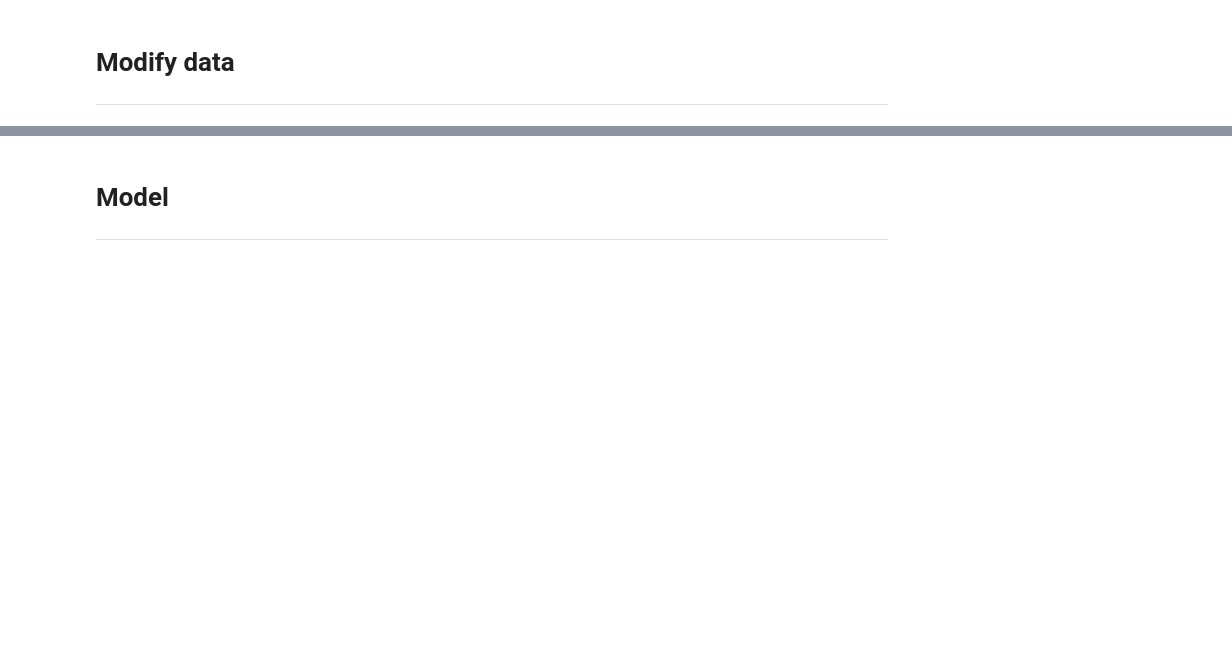
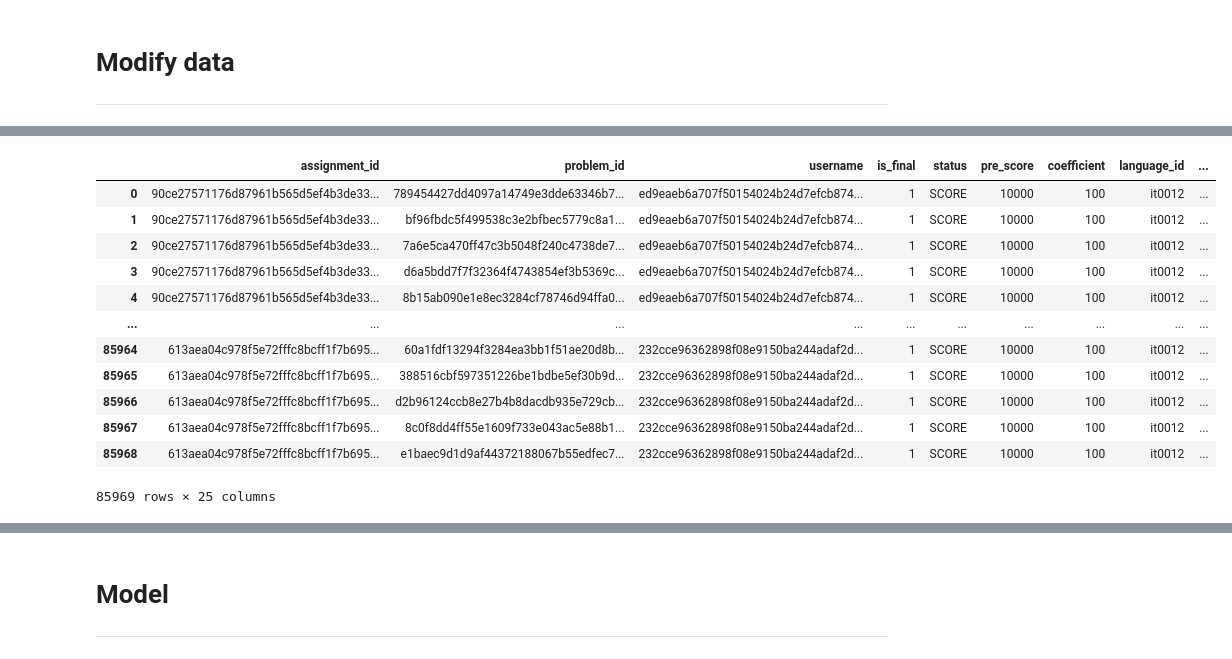
Before and after one commit to leducdat-tpose/CS114.P11, a Jupyter notebook: FinalProject/PredictScore/CS114.P11.Predict.Score.ipynb, the cells around one changed output, grey strips where cells are left out. Drawn from its saved outputs; the diff is of its cells as text; code cells hidden in the pictures; blank space fills up the shorter version.

```diff
--- a/FinalProject/PredictScore/CS114.P11.Predict.Score.ipynb
+++ b/FinalProject/PredictScore/CS114.P11.Predict.Score.ipynb
@@ -273,0 +170,50 @@ dtype: int64
+# %%
+def classify_level(ratio):
+    if ratio >= 60:
+        return 'level_1'
+    elif 35 <= ratio < 60:
+        return 'level_2'
+    elif 20 <= ratio < 35:
+        return 'level_3'
+    elif 10 <= ratio < 20:
+        return 'level_4'
+    else:
+        return 'level_5'
+
+# Tạo cột mới 'level' dựa trên các giá trị của cột 'problem_solved_rate'
+lv_df['level'] = lv_df['problem_solved_rate'].apply(classify_level)
+# %%
+# Ghép cột level vào df gốc
+df_final = pd.merge(df_final, lv_df[['problem_id', 'level']], on='problem_id', how='left')
+
+# Lọc các bài final
+ac_submissions = df_final[(df_final['is_final'] == 1) & (df_final['pre_score'] == 10000)]
+
+# Nhóm theo username và level, đếm số lượng
+level_counts = ac_submissions.groupby(['username', 'level']).size().unstack(fill_value=0).reset_index()
+
+# Gộp vào df gốc
+df_final = pd.merge(df_final, level_counts, on='username', how='left')
+
+# Điền 0 vào các vị trí NaN
+level_columns = ['level_1', 'level_2', 'level_3', 'level_4', 'level_5']
+for column in level_columns:
+    df_final[column] = df_final[column].fillna(0).astype(int)
+
+# Hiển thị kết quả
+df_final.drop(columns='level', inplace=True)
+display(df_final)
+# %% [output]
+|  | assignment_id | problem_id | username | is_final | status | pre_score | coefficient | language_id | ... |
+| 0 | 90ce27571176d87961b565d5ef4b3de33... | 789454427dd4097a14749e3dde63346b7... | ed9eaeb6a707f50154024b24d7efcb874... | 1 | SCORE | 10000 | 100 | it0012 | ... |
+| 1 | 90ce27571176d87961b565d5ef4b3de33... | bf96fbdc5f499538c3e2bfbec5779c8a1... | ed9eaeb6a707f50154024b24d7efcb874... | 1 | SCORE | 10000 | 100 | it0012 | ... |
+| 2 | 90ce27571176d87961b565d5ef4b3de33... | 7a6e5ca470ff47c3b5048f240c4738de7... | ed9eaeb6a707f50154024b24d7efcb874... | 1 | SCORE | 10000 | 100 | it0012 | ... |
+| 3 | 90ce27571176d87961b565d5ef4b3de33... | d6a5bdd7f7f32364f4743854ef3b5369c... | ed9eaeb6a707f50154024b24d7efcb874... | 1 | SCORE | 10000 | 100 | it0012 | ... |
+| 4 | 90ce27571176d87961b565d5ef4b3de33... | 8b15ab090e1e8ec3284cf78746d94ffa0... | ed9eaeb6a707f50154024b24d7efcb874... | 1 | SCORE | 10000 | 100 | it0012 | ... |
+| ... | ... | ... | ... | ... | ... | ... | ... | ... | ... |
+| 85964 | 613aea04c978f5e72fffc8bcff1f7b695... | 60a1fdf13294f3284ea3bb1f51ae20d8b... | 232cce96362898f08e9150ba244adaf2d... | 1 | SCORE | 10000 | 100 | it0012 | ... |
+| 85965 | 613aea04c978f5e72fffc8bcff1f7b695... | 388516cbf597351226be1bdbe5ef30b9d... | 232cce96362898f08e9150ba244adaf2d... | 1 | SCORE | 10000 | 100 | it0012 | ... |
+| 85966 | 613aea04c978f5e72fffc8bcff1f7b695... | d2b96124ccb8e27b4b8dacdb935e729cb... | 232cce96362898f08e9150ba244adaf2d... | 1 | SCORE | 10000 | 100 | it0012 | ... |
+| 85967 | 613aea04c978f5e72fffc8bcff1f7b695... | 8c0f8dd4ff55e1609f733e043ac5e88b1... | 232cce96362898f08e9150ba244adaf2d... | 1 | SCORE | 10000 | 100 | it0012 | ... |
+| 85968 | 613aea04c978f5e72fffc8bcff1f7b695... | e1baec9d1d9af44372188067b55edfec7... | 232cce96362898f08e9150ba244adaf2d... | 1 | SCORE | 10000 | 100 | it0012 | ... |
+85969 rows × 25 columns
```
Also changed, not shown: parts of 85 cells of this notebook.
